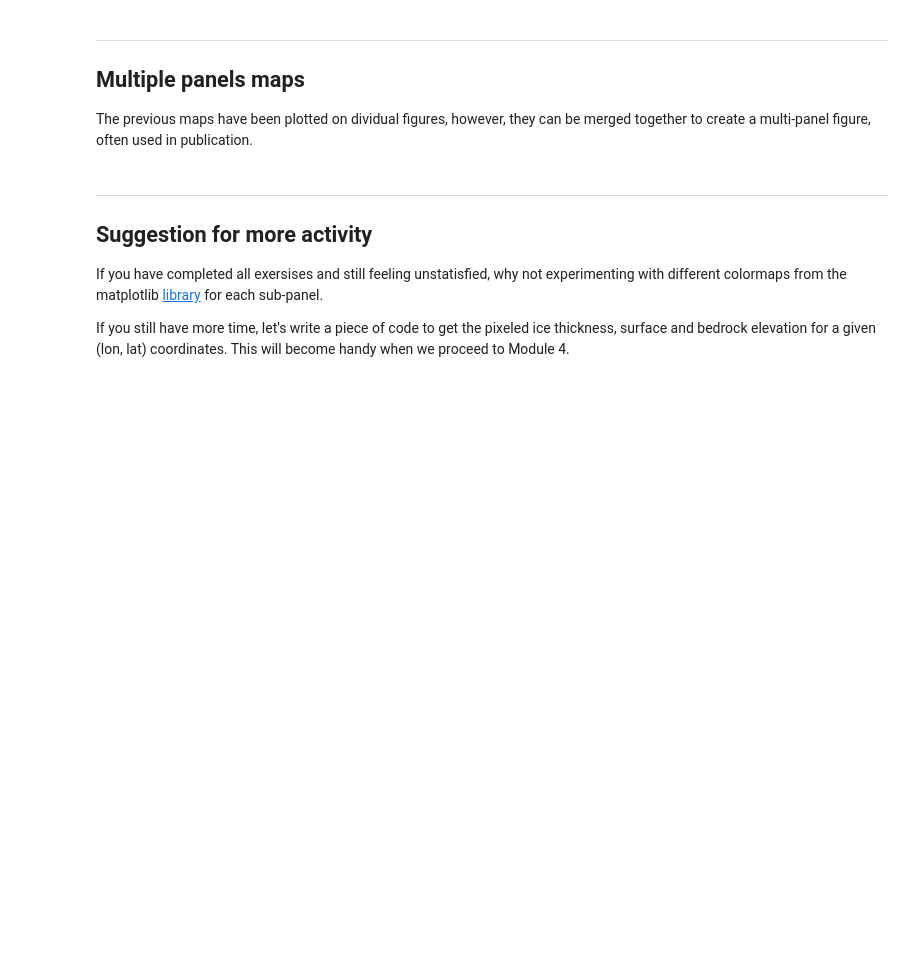
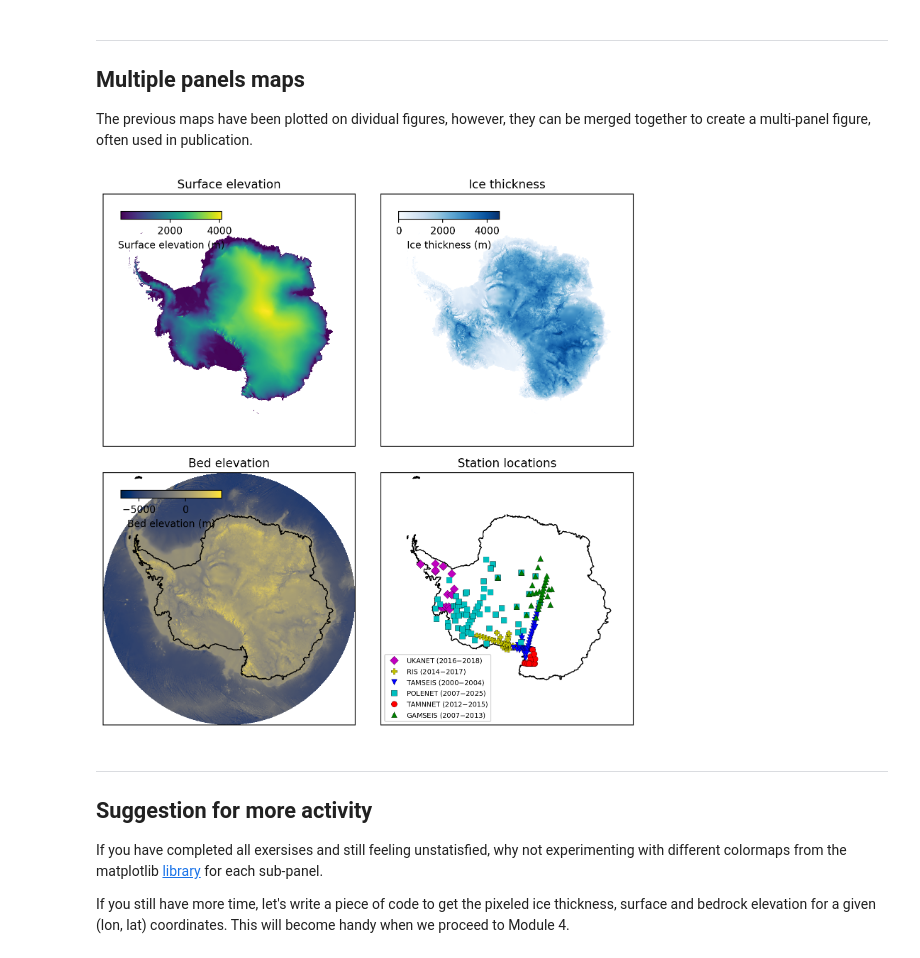
Before and after one commit to nguyen451/Seismology_lab, a Jupyter notebook: Day1/D1_Prac.ipynb, the cells around one changed output. Cells and saved outputs as stored; diff of their text form; code cells hidden in the pictures; blank space fills up the shorter version.

```diff
--- a/Day1/D1_Prac.ipynb
+++ b/Day1/D1_Prac.ipynb
@@ -268,7 +270,7 @@ lon, lat, img_data = read_tiff_data('bedmap2_datasets/bedmap2_surface.tif', with
 ## Create a map of the Antarctic region at low resolution, `ax[0, 0]` is insisted to hold the first plot
 m = Basemap(projection='spstere', boundinglat=-60, lon_0=180, resolution='c', ax=ax[0, 0])
 ## Plot the Bedmap2 surface elevation data
-mapple = m.pcolormesh(lon, lat, img_data, cmap='cividis', latlon=True)
+mapple = m.pcolormesh(lon, lat, img_data, cmap='viridis', latlon=True)
 ## Add a colorbar as figure inset
 cax = ax[0, 0].inset_axes([0.07, 0.9, 0.4, 0.03]) # [left, bottom, width, height]
 cbar = fig.colorbar(mapple, cax=cax, orientation='horizontal')
@@ -279,7 +281,7 @@ img_data = read_tiff_data('bedmap2_datasets/bedmap2_thickness.tif', with_coordin
 ## Create a map of the Antarctic region at low resolution, `ax[0, 1]` is insisted to hold the second plot
 m = Basemap(projection='spstere', boundinglat=-60, lon_0=180, resolution='c', ax=ax[0, 1])
 ## Plot the Bedmap2 ice thickness data
-mapple = m.pcolormesh(lon, lat, img_data, cmap='copper', latlon=True)
+mapple = m.pcolormesh(lon, lat, img_data, cmap='Blues', latlon=True)
 ## Add a colorbar as figure inset
 cax = ax[0, 1].inset_axes([0.07, 0.9, 0.4, 0.03]) # [left, bottom, width, height]
 cbar = fig.colorbar(mapple, cax=cax, orientation='horizontal')
@@ -290,39 +292,41 @@ img_data = read_tiff_data('bedmap2_datasets/bedmap2_bed.tif', with_coordinates=F
 ## Create a map of the Antarctic region at low resolution, `ax[1, 0]` is insisted to hold the third plot
 m = Basemap(projection='spstere', boundinglat=-60, lon_0=180, resolution='l', ax=ax[1, 0])
 ## Plot the Bedmap2 bed elevation data
-mapple = m.pcolormesh(lon, lat, img_data, cmap='viridis', latlon=True)
+mapple = m.pcolormesh(lon, lat, img_data, cmap='cividis', latlon=True)
 m.drawcoastlines()
 ## Add a colorbar as figure inset
 cax = ax[1, 0].inset_axes([0.07, 0.9, 0.4, 0.03]) # [left, bottom, width, height]
 cbar = fig.colorbar(mapple, cax=cax, orientation='horizontal')
 cbar.set_label('Bed elevation (m)')
 
 ## Plot the location of the stations in the inventory
 m = Basemap(projection='spstere', boundinglat=-60, lon_0=180, resolution='l', ax=ax[1, 1])
 m.drawcoastlines()
 for net in inv:
     # Collect station geographical coordinates
     stla = [sta.latitude for sta in net]
     stlo = [sta.longitude for sta in net]
     # Check if the network is in the list of major networks
     for ii, network in enumerate(networks):
         if f"({network})" in net.description:
             m.plot(stlo, stla, markers[ii], latlon=True, mec='k', mew=0.2,
                     label=f"{network} ({net.start_date.year}$-${net.end_date.year})")
             break
 ## Add a legend outside the plot area
 handles, labels = plt.gca().get_legend_handles_labels()
 by_label = dict(zip(labels, handles))
 plt.legend(by_label.values(), by_label.keys(), loc='lower left', fontsize='x-small')
 
 ## Set the title for each subplot
 ax[0, 0].set_title('Surface elevation')
 ax[0, 1].set_title('Ice thickness')
 ax[1, 0].set_title('Bed elevation')
 ax[1, 1].set_title('Station locations')
 
 fig.tight_layout()
 plt.show()
+# %% [output]
+[figure, added]
 # %% [markdown]
 ---
 ## Suggestion for more activity
```
Also changed, not shown: parts of 3 cells of this notebook.
